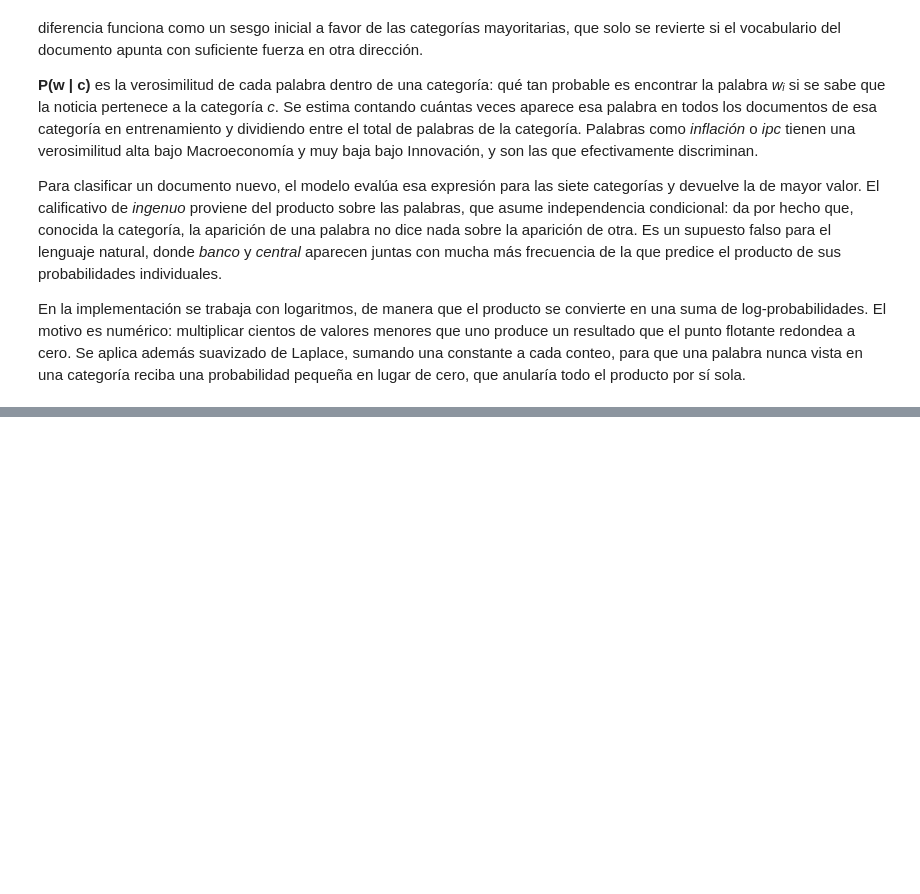
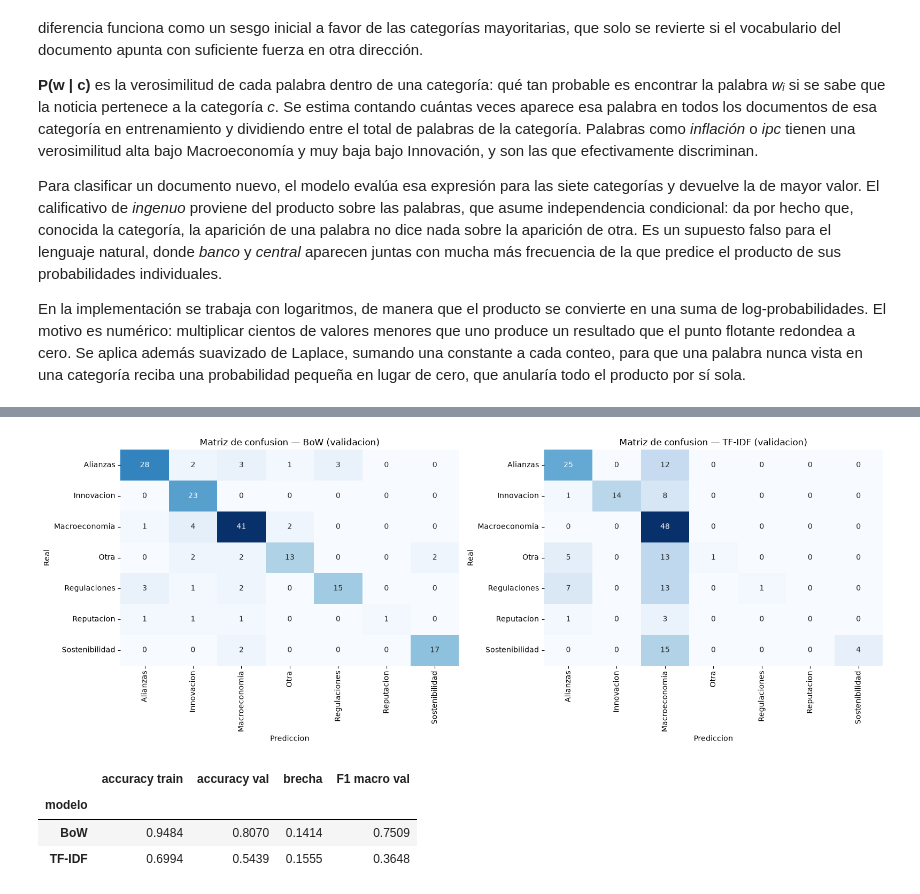
Before and after one commit to George11Albadr/Natural_Language_Processing, a Jupyter notebook: Lab#1/Laboratorio1y2.ipynb, the cells around one changed output, grey strips where cells are left out. Cells and saved outputs as stored; diff of their text form; code cells hidden in the pictures; blank space fills up the shorter version.

```diff
--- a/Lab#1/Laboratorio1y2.ipynb
+++ b/Lab#1/Laboratorio1y2.ipynb
@@ -1385,0 +1414,48 @@ probabilidad pequeña en lugar de cero, que anularía todo el producto por sí s
+# %%
+# Matriz de confusion de cada modelo con seaborn.heatmap.
+from sklearn.metrics import confusion_matrix
+import seaborn as sns
+
+fig, ax = plt.subplots(1, 2, figsize=(16, 6))
+
+for a, (titulo, modelo, Xv) in zip(ax, [
+    ("BoW", nb_bow, Xval_bow),
+    ("TF-IDF", nb_tfidf, Xval_tfidf),
+]):
+    cm = confusion_matrix(y_val, modelo.predict(Xv), labels=modelo.classes_)
+    sns.heatmap(cm, annot=True, fmt="d", cmap="Blues", cbar=False,
+                xticklabels=modelo.classes_, yticklabels=modelo.classes_, ax=a)
+    a.set_title(f"Matriz de confusion — {titulo} (validacion)")
+    a.set_xlabel("Prediccion")
+    a.set_ylabel("Real")
+
+plt.tight_layout()
+plt.savefig(FIG / "08_matrices_confusion.png", dpi=150)
+plt.show()
+# %% [output]
+[figure, added]
+# %%
+# Accuracy en entrenamiento vs validacion, para ambos modelos (indicios de overfitting).
+from sklearn.metrics import f1_score
+
+filas = []
+for nombre, modelo, Xtr, Xva in [
+    ("BoW",    nb_bow,   Xtrain_bow,   Xval_bow),
+    ("TF-IDF", nb_tfidf, Xtrain_tfidf, Xval_tfidf),
+]:
+    acc_tr = modelo.score(Xtr, y_train)
+    acc_va = modelo.score(Xva, y_val)
+    filas.append({
+        "modelo": nombre,
+        "accuracy train": round(acc_tr, 4),
+        "accuracy val": round(acc_va, 4),
+        "brecha": round(acc_tr - acc_va, 4),
+        "F1 macro val": round(f1_score(y_val, modelo.predict(Xva), average="macro"), 4),
+    })
+
+pd.DataFrame(filas).set_index("modelo")
+# %% [output]
+|  | accuracy train | accuracy val | brecha | F1 macro val |
+| modelo |  |  |  |  |
+| BoW | 0.9484 | 0.8070 | 0.1414 | 0.7509 |
+| TF-IDF | 0.6994 | 0.5439 | 0.1555 | 0.3648 |
```
Also changed, not shown: parts of 6 cells of this notebook, 1 other file.
